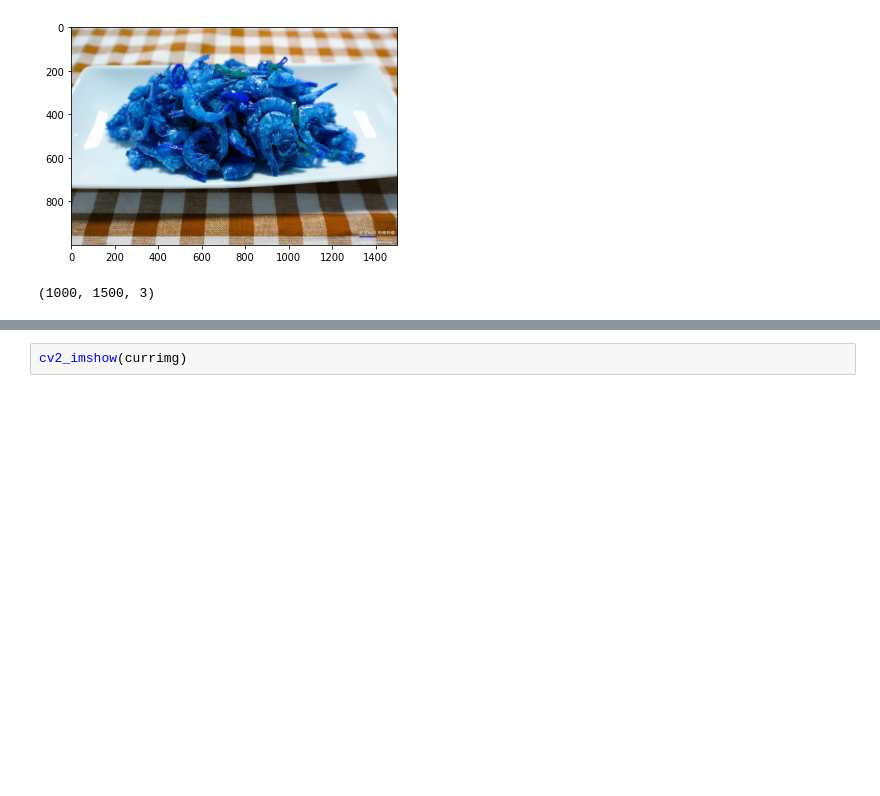
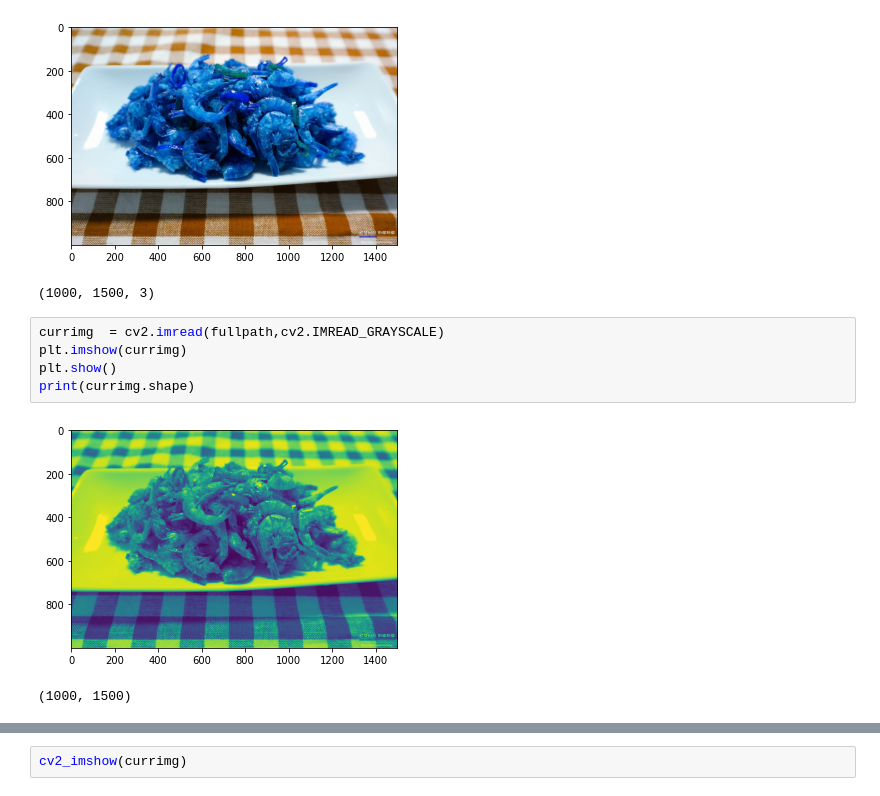
Before and after one commit to Hyuk-Jung-Newbie/individual-repoting_JH, a Jupyter notebook: 개인과제_한식분류_정혁_v0_38_0827_CNN.ipynb, the cells around one changed output, grey strips where cells are left out. Saved outputs shown, nothing was run; the diff lists cells and outputs as text; blank space fills up the shorter version.

```diff
--- a/개인과제_한식분류_정혁_v0_38_0827_CNN.ipynb
+++ b/개인과제_한식분류_정혁_v0_38_0827_CNN.ipynb
@@ -119,6 +119,14 @@ print(temp.shape)
 # %% [output]
 [figure]
 (1000, 1500, 3)
+# %%
+currimg  = cv2.imread(fullpath,cv2.IMREAD_GRAYSCALE)
+plt.imshow(currimg)
+plt.show()
+print(currimg.shape)
+# %% [output]
+[figure, added]
+(1000, 1500)
 # %%
 nclass     = len(paths)
 valid_exts = [".jpg",".gif",".png",".tga", ".jpeg"]
```
Also changed, not shown: parts of 3 cells of this notebook.
